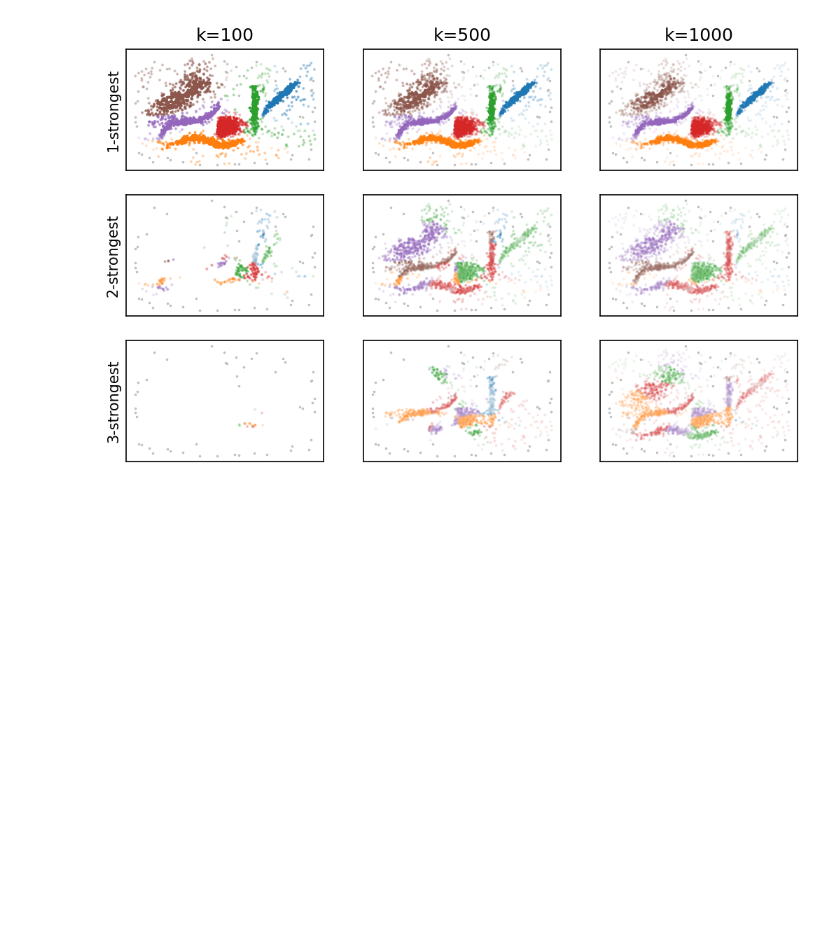
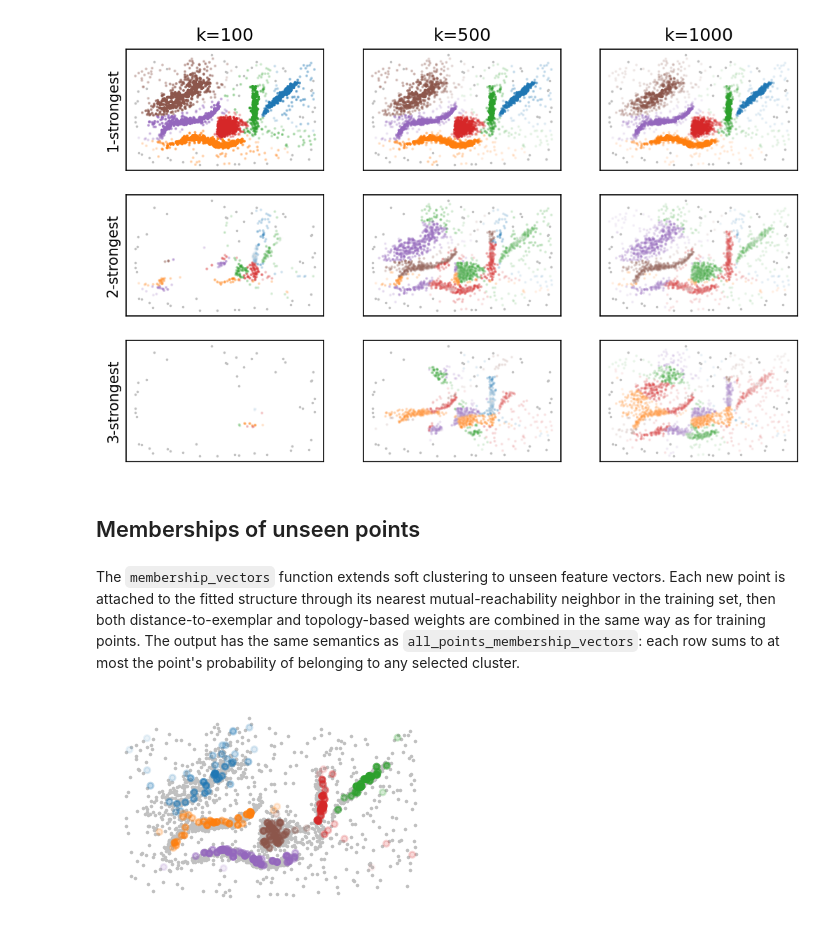
Before and after one commit to JelmerBot/fast_plscan, a Jupyter notebook: docs/using_membership_vectors.ipynb, the cells around one changed output. Drawn from its saved outputs; the diff is of its cells as text; code cells hidden in the pictures; blank space fills up the shorter version.

Commit message:
Add unseen membership vectors

```diff
--- a/docs/using_membership_vectors.ipynb
+++ b/docs/using_membership_vectors.ipynb
@@ -88,3 +88,33 @@ for i, k in enumerate([100, 500, 1000], 1):
 plt.show()
 # %% [output]
 [figure]
+# %% [markdown]
+## Memberships of unseen points
+# %% [markdown]
+The ``membership_vectors`` function extends soft clustering to unseen feature
+vectors. Each new point is attached to the fitted structure through its nearest
+mutual-reachability neighbor in the training set, then both distance-to-exemplar
+and topology-based weights are combined in the same way as for training points.
+The output has the same semantics as ``all_points_membership_vectors``: each row
+sums to at most the point's probability of belonging to any selected cluster.
+# %%
+from fast_plscan.prediction import membership_vectors
+
+c = PLSCAN(min_samples=2, min_cluster_size=10).fit(data)
+
+# Use a held-out slice as unseen points
+rng = np.random.Generator(np.random.PCG64(25))
+X_new = rng.choice(data, size=200, replace=False) + 0.015
+mv = membership_vectors(c, X_new)
+
+
+plt.figure()
+noise = np.all(mv == 0, axis=1)
+cs = mv[~noise].argmax(axis=1)
+probs = mv[~noise, cs]
+plt.scatter(*data.T, s=0.5, color="silver", zorder=0)
+plt.scatter(*X_new[~noise].T, s=8, c=cs, alpha=probs, vmax=9, cmap="tab10", zorder=1)
+plt.axis("off")
+plt.show()
+# %% [output]
+[figure, added]
```
Also changed, not shown: 2 other files.
